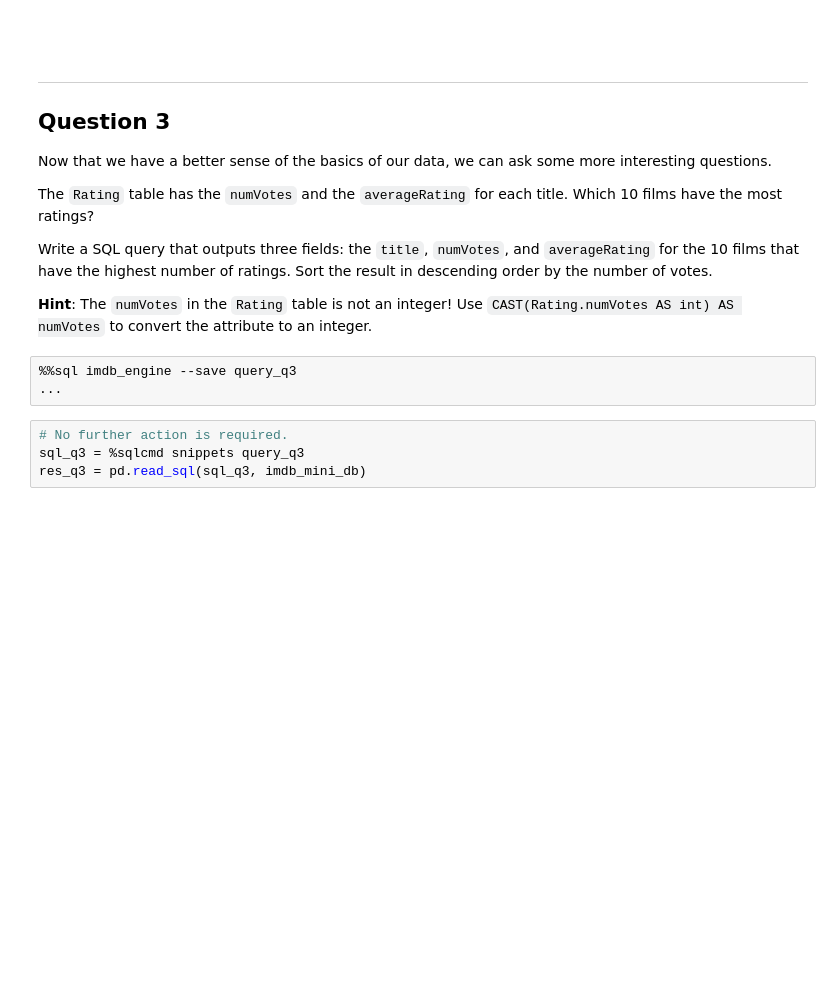
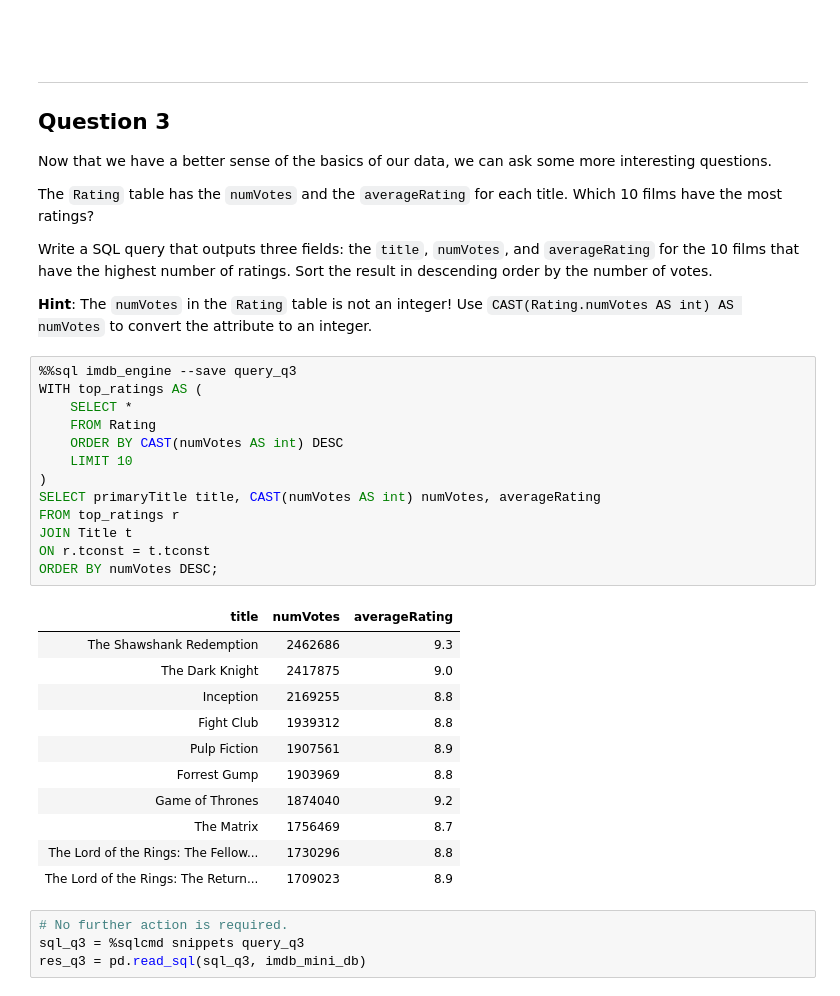
Before and after one commit to zaddle55/sp26-ds100-material, a Jupyter notebook: lab/lab09/lab09.ipynb, the cells around one changed output. Saved outputs shown, nothing was run; the diff lists cells and outputs as text; blank space fills up the shorter version.

```diff
--- a/lab/lab09/lab09.ipynb
+++ b/lab/lab09/lab09.ipynb
@@ -324,7 +386,29 @@ Write a SQL query that outputs three fields: the `title`, `numVotes`, and `avera
 **Hint**: The `numVotes` in the `Rating` table is not an integer! Use `CAST(Rating.numVotes AS int) AS numVotes` to convert the attribute to an integer.
 # %%
 %%sql imdb_engine --save query_q3
-...
+WITH top_ratings AS (
+    SELECT *
+    FROM Rating
+    ORDER BY CAST(numVotes AS int) DESC
+    LIMIT 10
+)
+SELECT primaryTitle title, CAST(numVotes AS int) numVotes, averageRating
+FROM top_ratings r
+JOIN Title t
+ON r.tconst = t.tconst
+ORDER BY numVotes DESC;
+# %% [output]
+| title | numVotes | averageRating |
+| The Shawshank Redemption | 2462686 | 9.3 |
+| The Dark Knight | 2417875 | 9.0 |
+| Inception | 2169255 | 8.8 |
+| Fight Club | 1939312 | 8.8 |
+| Pulp Fiction | 1907561 | 8.9 |
+| Forrest Gump | 1903969 | 8.8 |
+| Game of Thrones | 1874040 | 9.2 |
+| The Matrix | 1756469 | 8.7 |
+| The Lord of the Rings: The Fellow... | 1730296 | 8.8 |
+| The Lord of the Rings: The Return... | 1709023 | 8.9 |
 # %%
 # No further action is required.
 sql_q3 = %sqlcmd snippets query_q3
```
Also changed, not shown: parts of 29 cells of this notebook.
